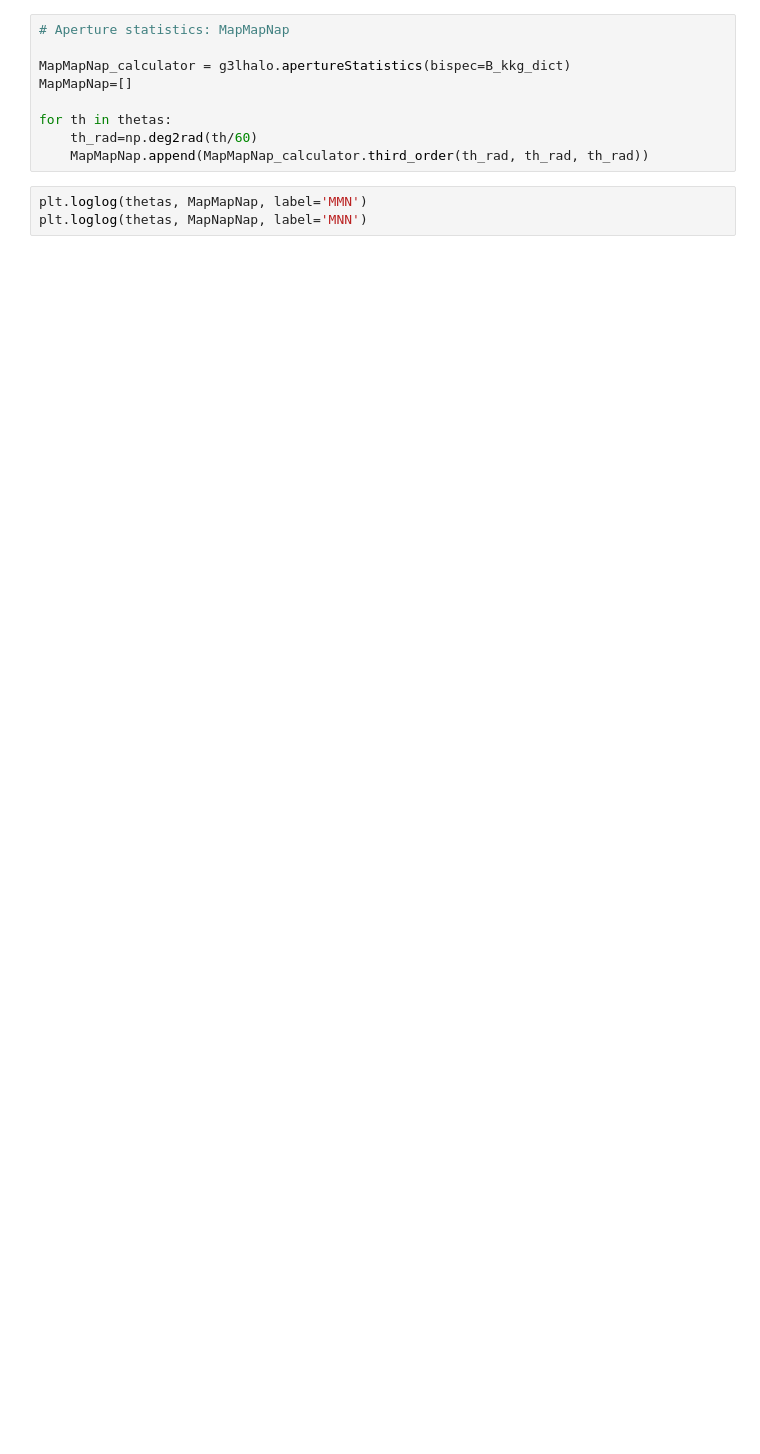
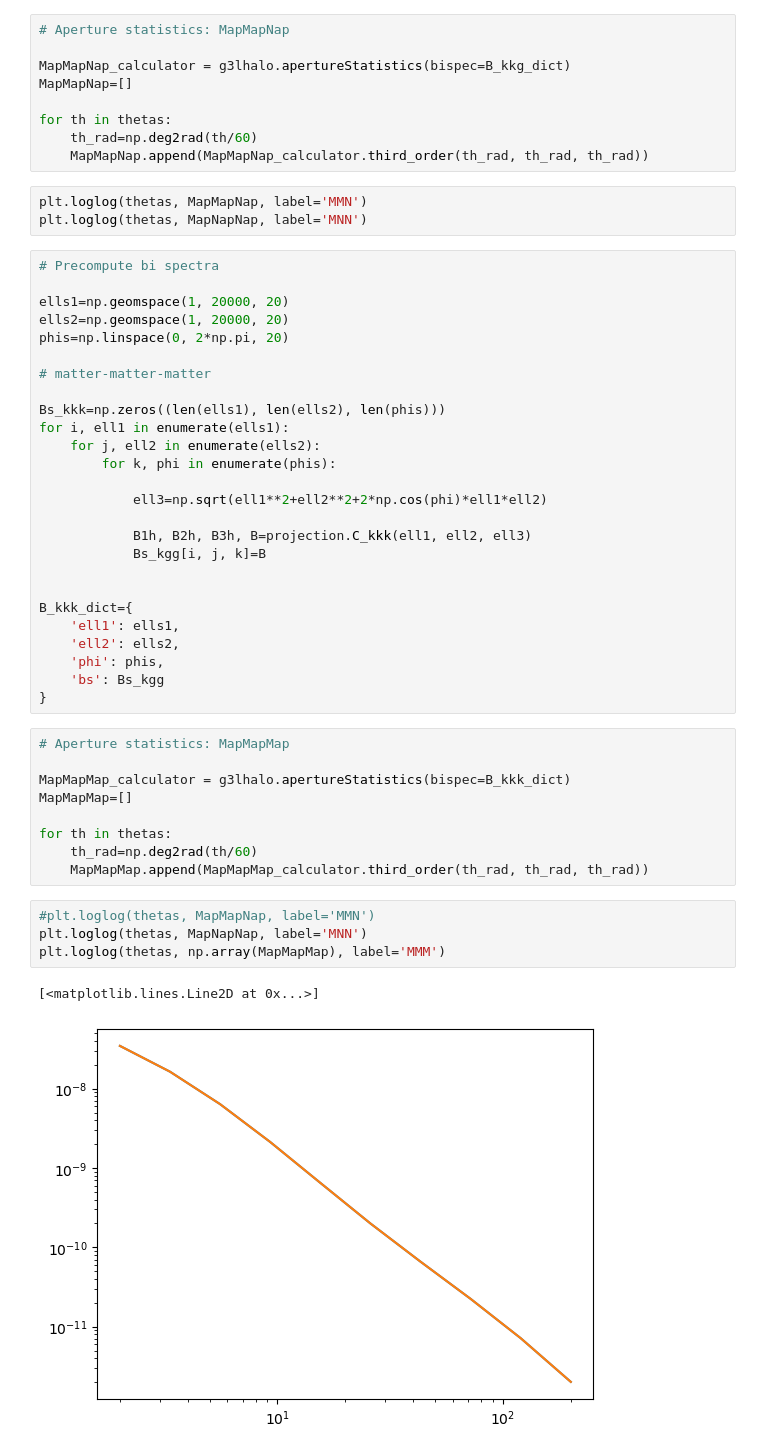
Before and after one commit to llinke1/G3LHalo_python, a Jupyter notebook: exampleNotebooks/exampleAperturestatistics.ipynb, the cells around one changed output. Saved outputs shown, nothing was run; the diff lists cells and outputs as text; blank space fills up the shorter version.

Commit message:
Added MMM aperture statistics

```diff
--- a/exampleNotebooks/exampleAperturestatistics.ipynb
+++ b/exampleNotebooks/exampleAperturestatistics.ipynb
@@ -225,3 +246,45 @@ for th in thetas:
 # %%
 plt.loglog(thetas, MapMapNap, label='MMN')
 plt.loglog(thetas, MapNapNap, label='MNN')
+# %%
+# Precompute bi spectra
+
+ells1=np.geomspace(1, 20000, 20)
+ells2=np.geomspace(1, 20000, 20)
+phis=np.linspace(0, 2*np.pi, 20)
+
+# matter-matter-matter
+
+Bs_kkk=np.zeros((len(ells1), len(ells2), len(phis)))
+for i, ell1 in enumerate(ells1):
+    for j, ell2 in enumerate(ells2):
+        for k, phi in enumerate(phis):
+
+            ell3=np.sqrt(ell1**2+ell2**2+2*np.cos(phi)*ell1*ell2)
+
+            B1h, B2h, B3h, B=projection.C_kkk(ell1, ell2, ell3)
+            Bs_kgg[i, j, k]=B
+
+
+B_kkk_dict={
+    'ell1': ells1,
+    'ell2': ells2,
+    'phi': phis,
+    'bs': Bs_kgg
+}
+# %%
+# Aperture statistics: MapMapMap
+
+MapMapMap_calculator = g3lhalo.apertureStatistics(bispec=B_kkk_dict)
+MapMapMap=[]
+
+for th in thetas:
+    th_rad=np.deg2rad(th/60)
+    MapMapMap.append(MapMapMap_calculator.third_order(th_rad, th_rad, th_rad))
+# %%
+#plt.loglog(thetas, MapMapNap, label='MMN')
+plt.loglog(thetas, MapNapNap, label='MNN')
+plt.loglog(thetas, np.array(MapMapMap), label='MMM')
+# %% [output]
+[<matplotlib.lines.Line2D at 0x...>]
+[figure, added]
```
Also changed, not shown: parts of 7 cells of this notebook, 2 other files.
